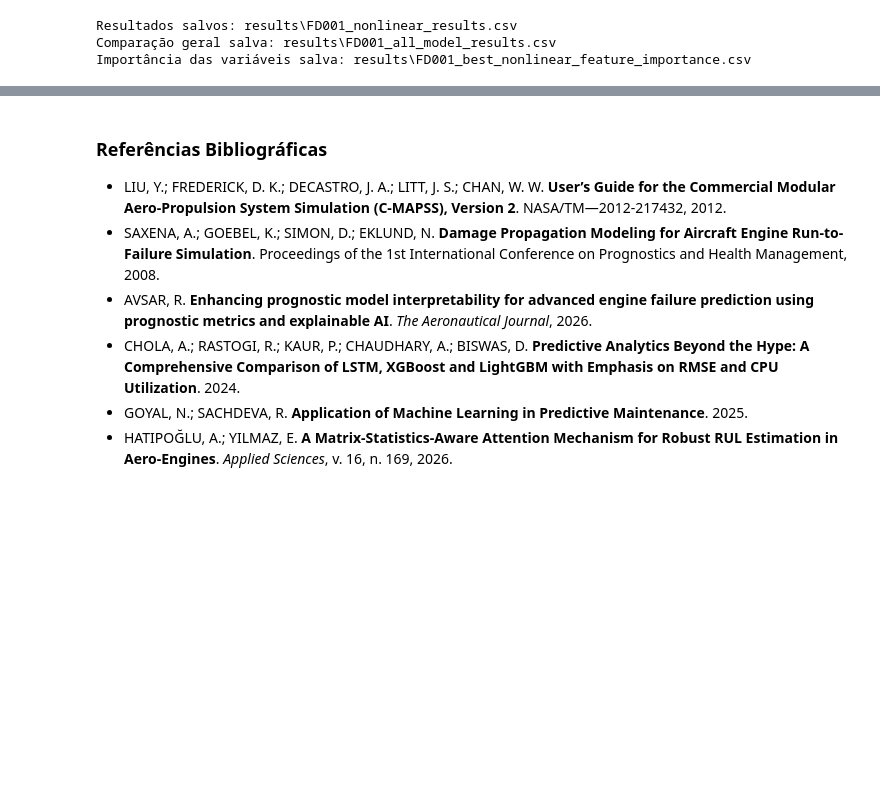
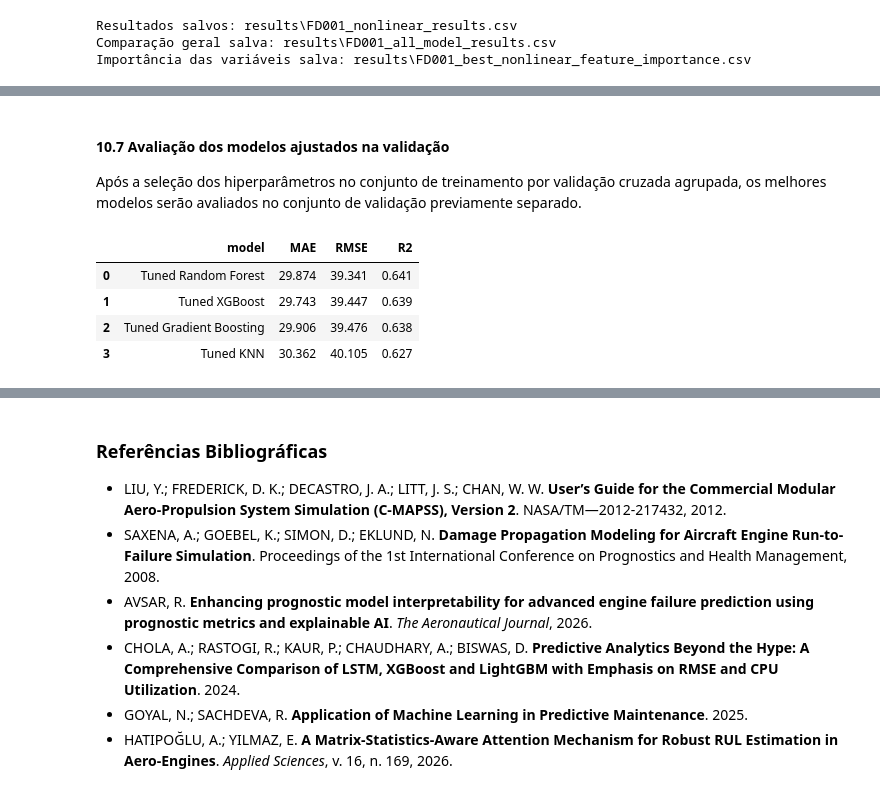
Before and after one commit to ander-oliveira/rul-prediction-cmapss, a Jupyter notebook: Prediction_RUL_CMAPSS.ipynb, the cells around one changed output, grey strips where cells are left out. Cells and saved outputs as stored; diff of their text form; code cells hidden in the pictures; blank space fills up the shorter version.

```diff
--- a/Prediction_RUL_CMAPSS.ipynb
+++ b/Prediction_RUL_CMAPSS.ipynb
@@ -1712,0 +1934,4 @@ Importância das variáveis salva: results\FD001_best_nonlinear_feature_importan
+# %% [markdown]
+#### **10.7 Avaliação dos modelos ajustados na validação**
+
+Após a seleção dos hiperparâmetros no conjunto de treinamento por validação cruzada agrupada, os melhores modelos serão avaliados no conjunto de validação previamente separado.
@@ -1712,0 +1954,8 @@ Importância das variáveis salva: results\FD001_best_nonlinear_feature_importan
+# %%
+tuned_results_df.round(3)
+# %% [output]
+|  | model | MAE | RMSE | R2 |
+| 0 | Tuned Random Forest | 29.874 | 39.341 | 0.641 |
+| 1 | Tuned XGBoost | 29.743 | 39.447 | 0.639 |
+| 2 | Tuned Gradient Boosting | 29.906 | 39.476 | 0.638 |
+| 3 | Tuned KNN | 30.362 | 40.105 | 0.627 |
```
Also changed, not shown: parts of 41 cells of this notebook, 4 other files.
